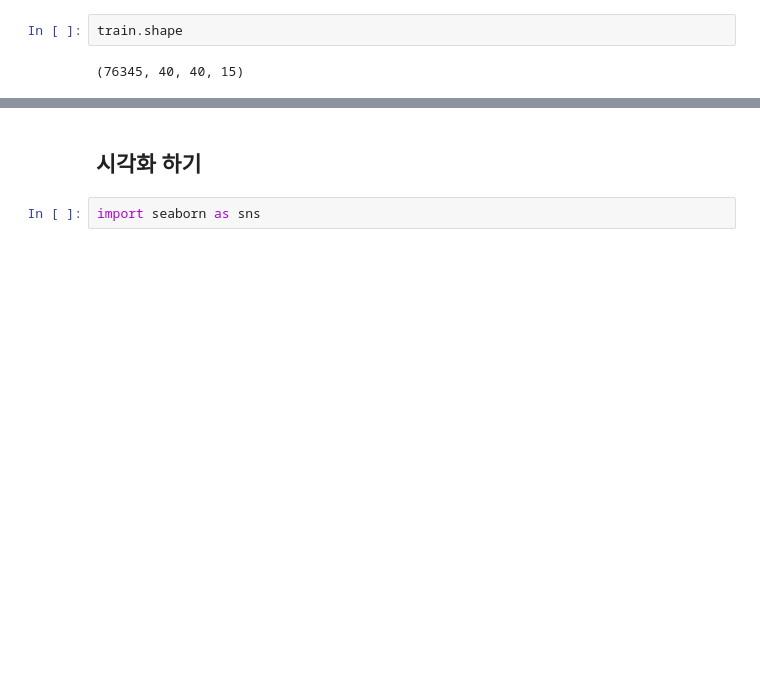
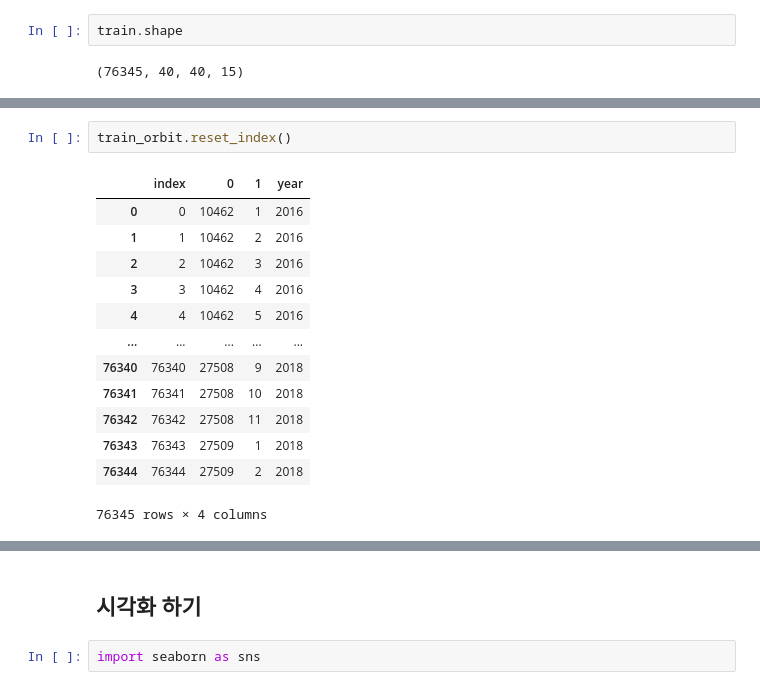
Before and after one commit to deagwon97/dacon-satellite-precipitation, a Jupyter notebook: Dacon_satellite_EDA.ipynb, the cells around one changed output, grey strips where cells are left out. Drawn from its saved outputs; the diff is of its cells as text; blank space fills up the shorter version.

```diff
--- a/Dacon_satellite_EDA.ipynb
+++ b/Dacon_satellite_EDA.ipynb
@@ -49,0 +74,16 @@ tf.random.set_seed(7)
+# %%
+train_orbit.reset_index()
+# %% [output]
+|  | index | 0 | 1 | year |
+| 0 | 0 | 10462 | 1 | 2016 |
+| 1 | 1 | 10462 | 2 | 2016 |
+| 2 | 2 | 10462 | 3 | 2016 |
+| 3 | 3 | 10462 | 4 | 2016 |
+| 4 | 4 | 10462 | 5 | 2016 |
+| ... | ... | ... | ... | ... |
+| 76340 | 76340 | 27508 | 9 | 2018 |
+| 76341 | 76341 | 27508 | 10 | 2018 |
+| 76342 | 76342 | 27508 | 11 | 2018 |
+| 76343 | 76343 | 27509 | 1 | 2018 |
+| 76344 | 76344 | 27509 | 2 | 2018 |
+76345 rows × 4 columns
```
Also changed, not shown: parts of 9 cells of this notebook.
